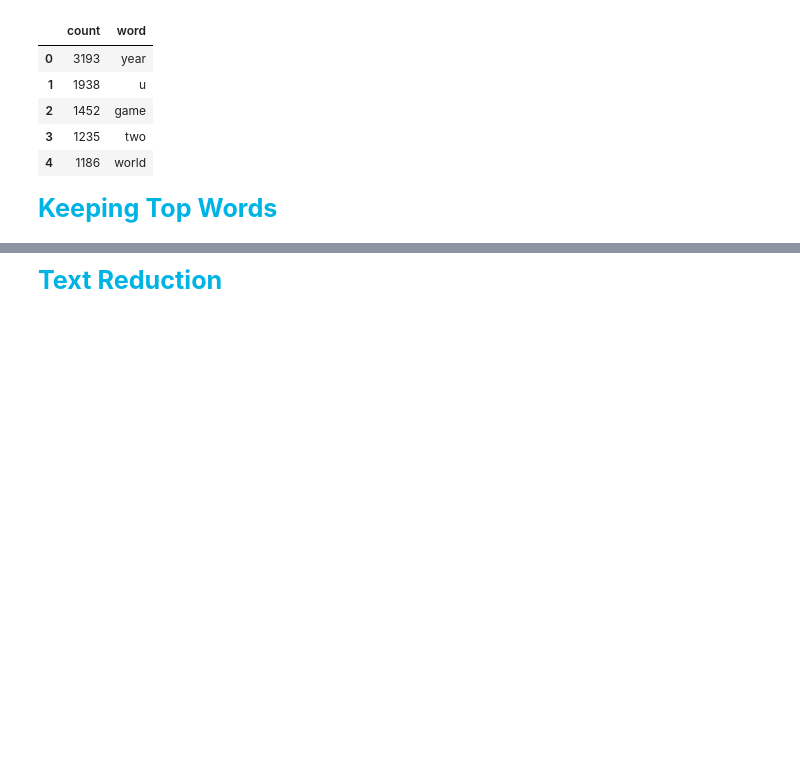
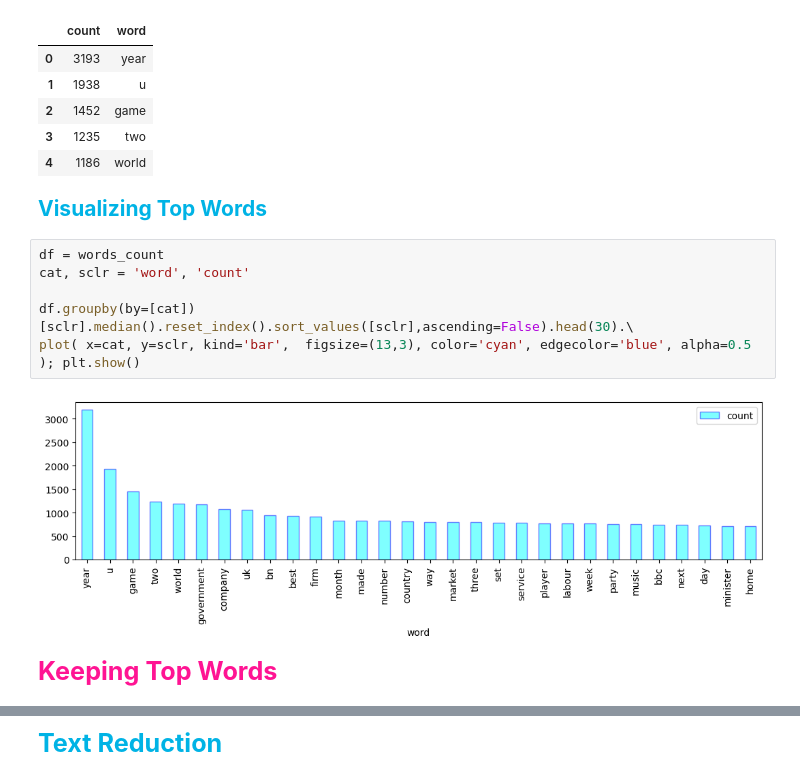
Before and after one commit to seyed7seyed/NLP, a Jupyter notebook: Text Classification BBC.ipynb, the cells around one changed output, grey strips where cells are left out. Saved outputs shown, nothing was run; the diff lists cells and outputs as text; blank space fills up the shorter version.

```diff
--- a/Text Classification BBC.ipynb
+++ b/Text Classification BBC.ipynb
@@ -249,6 +249,16 @@ words_count.head(5)
 | 2 | 1452 | game |
 | 3 | 1235 | two |
 | 4 | 1186 | world |
+# %% [markdown]
+<span style="font-family:Arial; font-weight:Bold; font-size:1.5em; color:#00b3e5;"> Visualizing Top Words
+# %%
+df = words_count
+cat, sclr = 'word', 'count'
+
+df.groupby(by=[cat])[sclr].median().reset_index().sort_values([sclr],ascending=False).head(30).\
+plot( x=cat, y=sclr, kind='bar',  figsize=(13,3), color='cyan', edgecolor='blue', alpha=0.5 ); plt.show()
+# %% [output]
+[figure, added]
 # %% [markdown]
-<span style="font-family:Arial; font-weight:Bold; font-size:1.8em; color:#00b3e5;"> Keeping Top Words
+<span style="font-family:Arial; font-weight:Bold; font-size:1.8em; color:deeppink;"> Keeping Top Words
 # %%
```
Also changed, not shown: parts of 23 cells of this notebook.
